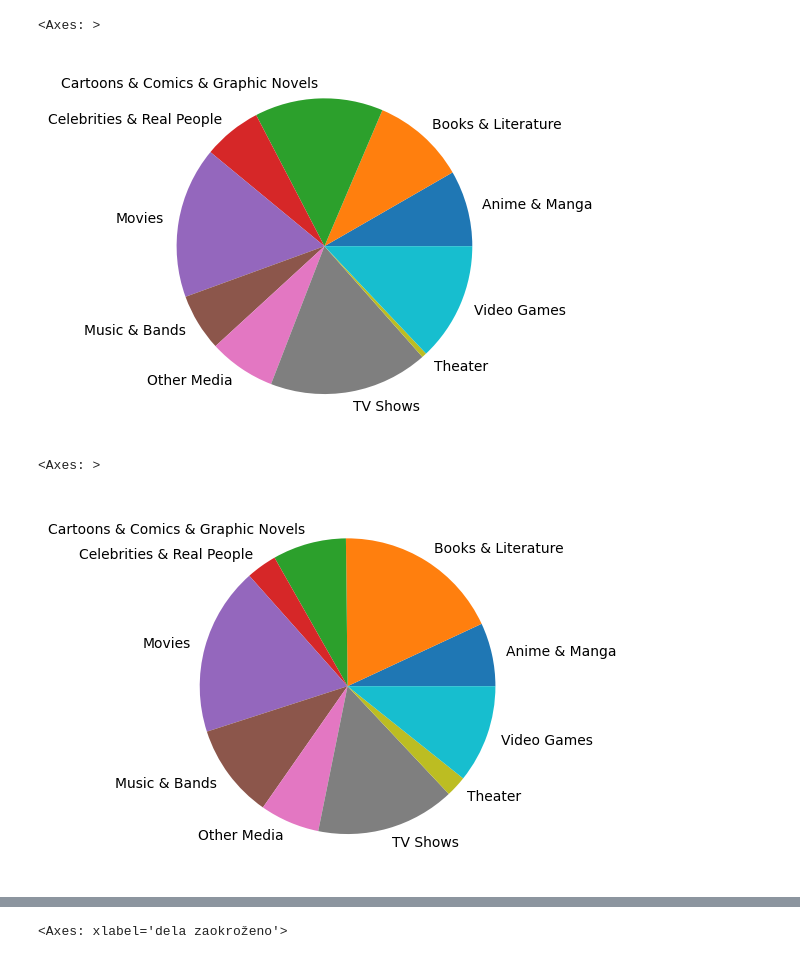
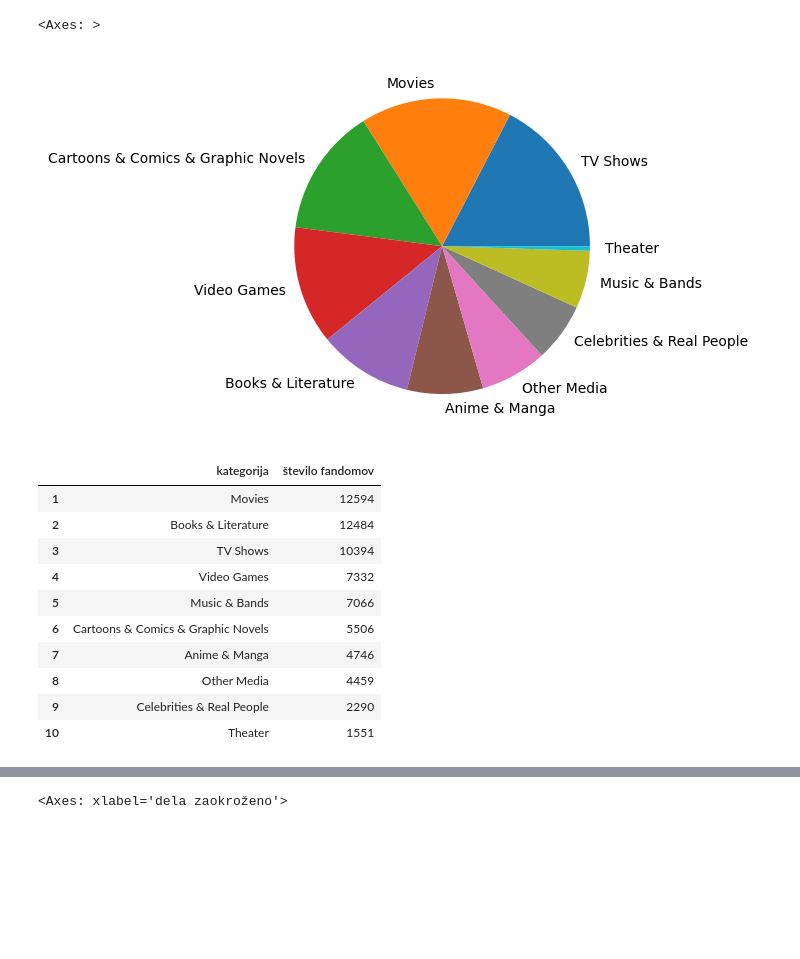
Before and after one commit to nivesgosnjak/uvp_projektna, a Jupyter notebook: analiza_podatkov.ipynb, the cells around one changed output, grey strips where cells are left out. Cells and saved outputs as stored; diff of their text form; code cells hidden in the pictures; blank space fills up the shorter version.

```diff
--- a/analiza_podatkov.ipynb
+++ b/analiza_podatkov.ipynb
@@ -14,0 +22,5 @@ fandomi=pd.read_csv(pot_fandomi, index_col="fandom")
+# %%
+pot_dela='podatki/dela.csv'
+pot_fandomi='podatki/fandomi.csv'
+dela=pd.read_csv(pot_dela, index_col="naslov")
+fandomi=pd.read_csv(pot_fandomi)
@@ -15,4 +31,7 @@ fandomi=pd.read_csv(pot_fandomi, index_col="fandom")
 # %%
-fandomi.sort_values("število_del", ascending=False, inplace=True)
-fandomi
+fandomi.sort_values("število del", ascending=False, inplace=True)
+fandomi=fandomi.reset_index(drop=True)
+fandomi.index=fandomi.index+1
+naj_10=fandomi.head(10)
+naj_10
 # %% [output]
@@ -19,0 +69,7 @@ KeyError: 'število_del'
+# %%
+vrste=fandomi[['vrsta fandoma','število del']].copy()
+vrste=vrste.groupby('vrsta fandoma').sum('število del')
+vrste.sort_values('število del', ascending= False, inplace=True)
+vrste.reset_index()
+vsa_dela= vrste['število del'].sum()
+vrste['delež (v %)']=((vrste['število del']/vsa_dela)*100).round(1)
@@ -20,15 +96,26 @@ KeyError: 'število_del'
 # %%
-#funkcija, ki bo za vsako vrsto fandoma preštela števio del
-# mogli bi dat po deležih
-po_vrstah=fandomi.groupby('vrsta_fandoma').sum()
-po_vrstah.plot(kind='pie', y='število_del', ylabel='',legend=False)
+
+vrste.plot(kind='pie', y='delež (v %)', ylabel='',legend=False)
 # %% [output]
 <Axes: >
-[figure, old version]
+[figure, new version]
 # %%
-#število različnih fandomov znotraj vrste
-# še delež poračunamo at some point
-fandomi.groupby('vrsta_fandoma').size().plot.pie()
+st_fandomi=fandomi['vrsta fandoma'].value_counts()
+st_fandomi=pd.DataFrame(st_fandomi)
+st_fandomi.sort_values('count', inplace=True, ascending=False )
+st_fandomi=st_fandomi.reset_index()
+st_fandomi.rename(columns={'vrsta fandoma':'kategorija', 'count': 'število fandomov'}, inplace=True)
+st_fandomi.index=st_fandomi.index+1
+st_fandomi
 # %% [output]
-<Axes: >
-[figure, removed]
+|  | kategorija | število fandomov |
+| 1 | Movies | 12594 |
+| 2 | Books & Literature | 12484 |
+| 3 | TV Shows | 10394 |
+| 4 | Video Games | 7332 |
+| 5 | Music & Bands | 7066 |
+| 6 | Cartoons & Comics & Graphic Novels | 5506 |
+| 7 | Anime & Manga | 4746 |
+| 8 | Other Media | 4459 |
+| 9 | Celebrities & Real People | 2290 |
+| 10 | Theater | 1551 |
```
Also changed, not shown: parts of 21 cells of this notebook, 1 other file.
